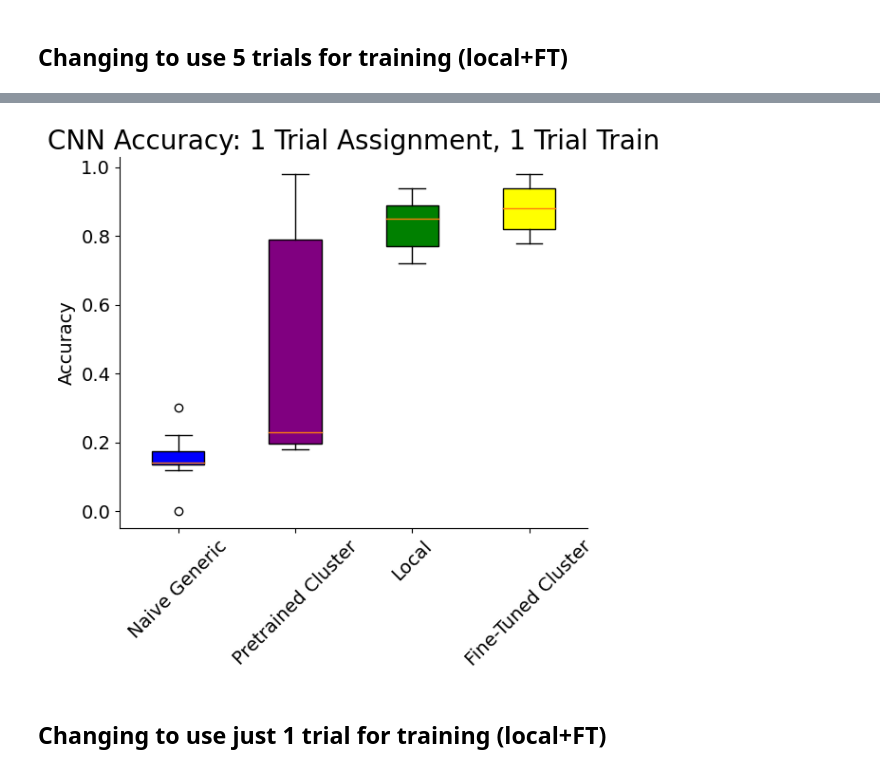
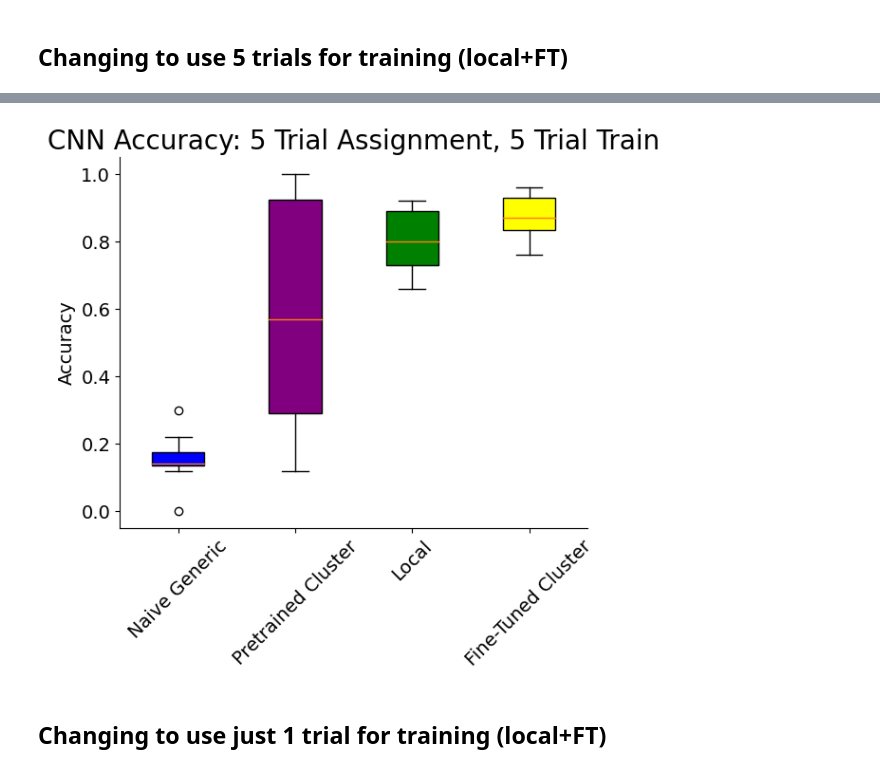
Before and after one commit to kdmalc/fl-gestures, a Jupyter notebook: ELEC573_Proj/201_CNN_AMC_FT_Study.ipynb, the cells around one changed output, grey strips where cells are left out. Cells and saved outputs as stored; diff of their text form; code cells hidden in the pictures.

```diff
--- a/ELEC573_Proj/201_CNN_AMC_FT_Study.ipynb
+++ b/ELEC573_Proj/201_CNN_AMC_FT_Study.ipynb
@@ -644,25 +644,25 @@ for pid in novel_pid_res_dict:
 # %%
 # Plotting box plots with improved aesthetics
 fig, ax = plt.subplots(figsize=(6, 6))
 data = [generic_acc_data, pretrained_acc_data, local_acc_data, ft_acc_data]
 colors = ['blue', 'purple', 'green', 'yellow']
 bp = ax.boxplot(data, patch_artist=True, labels=['Naive Generic', 'Pretrained Cluster', 'Local', 'Fine-Tuned Cluster'])
 # Customize boxplot colors
 for patch, color in zip(bp['boxes'], colors):
     patch.set_facecolor(color)
 # Remove top and right borders
 ax.spines['top'].set_visible(False)
 ax.spines['right'].set_visible(False)
 # Increase font sizes
 ax.set_ylabel('Accuracy', fontsize=14)
-ax.set_title('CNN Accuracy: 1 Trial Assignment, 1 Trial Train', fontsize=20)
+ax.set_title('CNN Accuracy: 5 Trial Assignment, 5 Trial Train', fontsize=20)
 ax.tick_params(axis='both', labelsize=14)
 plt.xticks(rotation=45)
 plt.tight_layout()
 plt.savefig(f"C:\\Users\\kdmen\\Repos\\fl-gestures\\ELEC573_Proj\\results\\Final_CNN_Acc_5TA_5TT.png", dpi=500, bbox_inches='tight')
 plt.show()
 # %% [output]
-[figure, old version]
+[figure, new version]
 # %% [markdown]
 ## Changing to use just 1 trial for training (local+FT)
 # %%
```
Also changed, not shown: parts of 9 cells of this notebook, 4 other files.
